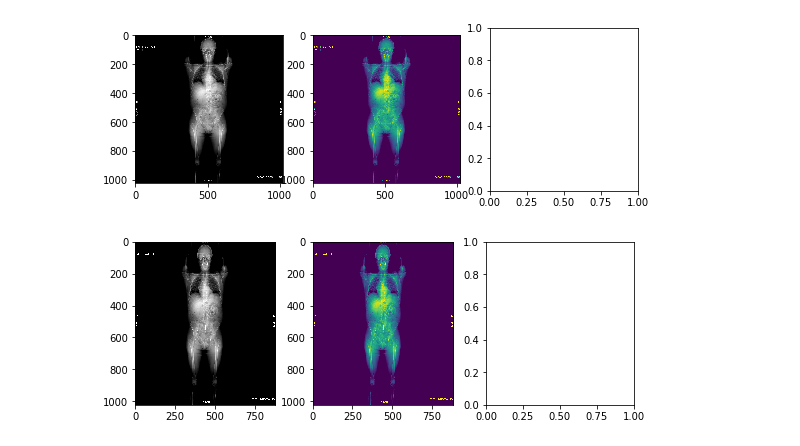
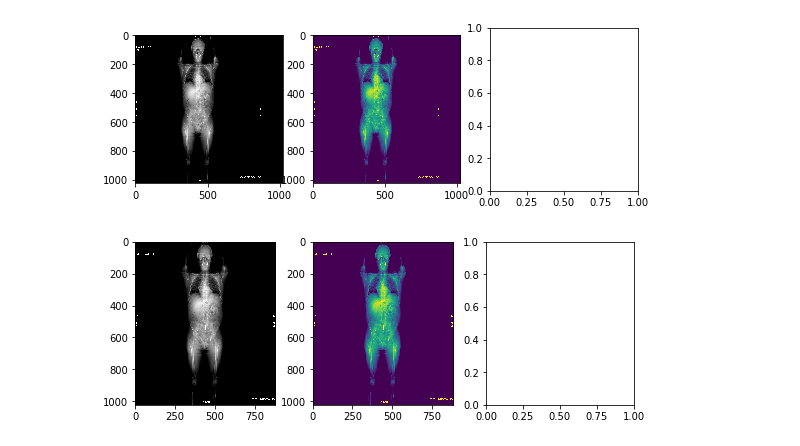
Before and after one commit to mjrjk/Tomograf, a Jupyter notebook: Tomograf.ipynb, the cells around one changed output. Cells and saved outputs as stored; diff of their text form; code cells hidden in the pictures.

```diff
--- a/Tomograf.ipynb
+++ b/Tomograf.ipynb
@@ -67,15 +54,29 @@ def make_square(path, show_img=False):
+# %%
+def square(file):
+    im = io.imread(file)
+    orig_rows, orig_cols = im.shape
+    #print (orig_rows, orig_cols)
+    if orig_rows < orig_cols:
+        for addition in range(0,orig_cols-orig_rows):
+            lst = np.array(list(float(0) for x in range(0,orig_cols)))
+            im= np.vstack((im,lst))
+    if orig_rows > orig_cols:
+        for addition in range(0,orig_rows-orig_cols):
+            lst = np.array(list([float(0)] for x in range(0,orig_rows)))
+            im= np.hstack((im,lst))
+    return im
 # %%
-image = rgb2grey(make_square(selector.value))
+image = rgb2grey(square(selector.value))
 
 plt.figure(figsize=(9, 3))
 plt.subplot(131)
 plt.imshow(image, cmap=plt.cm.gray)
 plt.subplot(132)
 plt.imshow(image)
 plt.subplot(133)
 plt.show()
 # %% [output]
-[figure, old version]
+[figure, new version]
 # %%
 image = rgb2grey(io.imread(selector.value))
 
```
Also changed, not shown: parts of 2 cells of this notebook.
